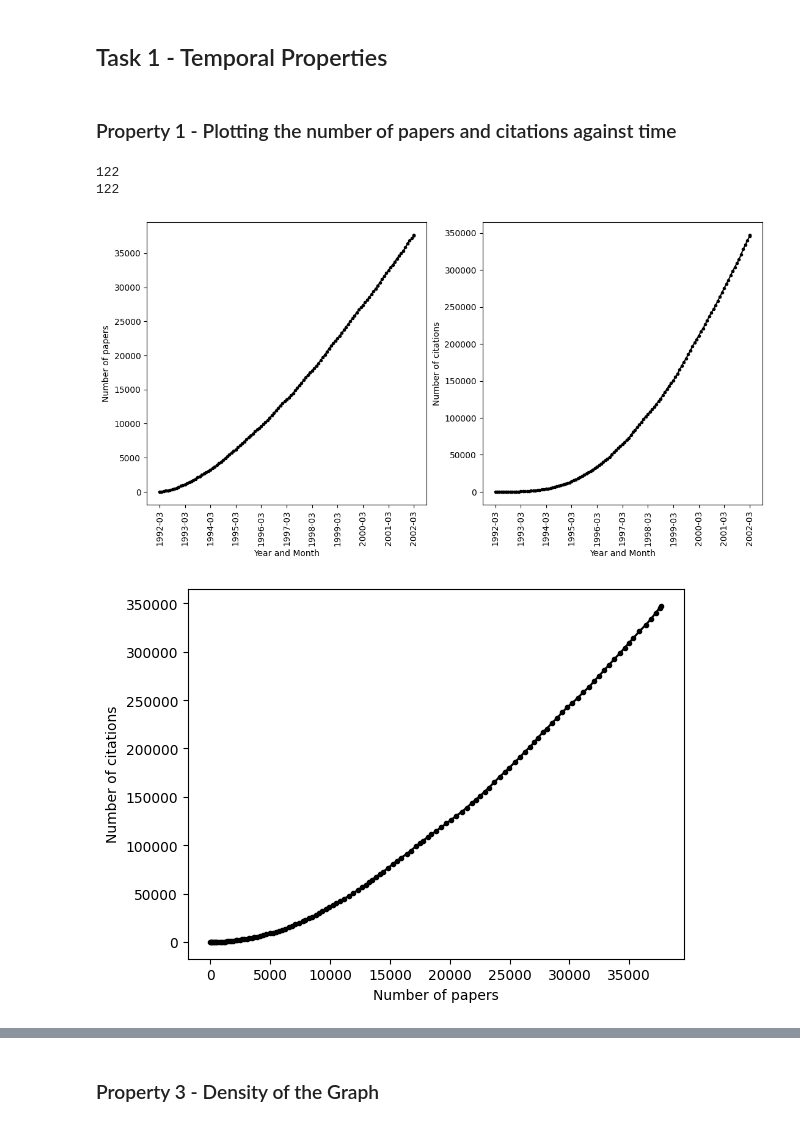
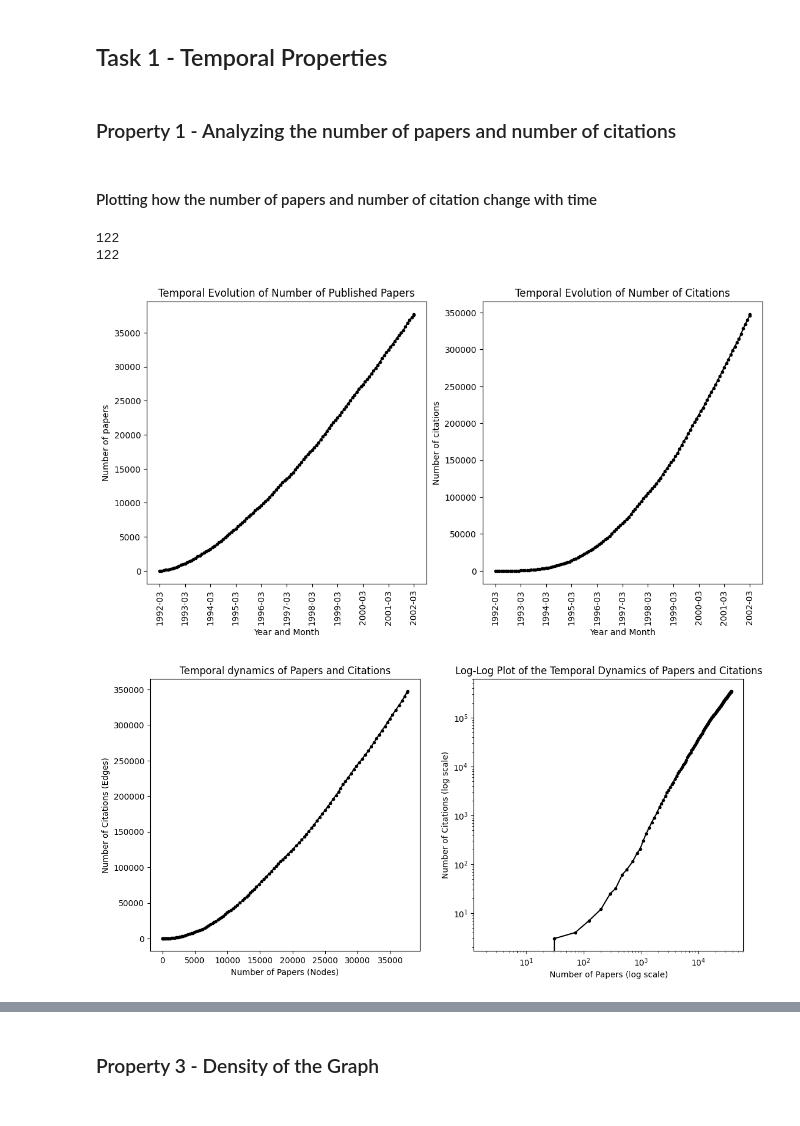
Before and after one commit to AdityaMishraOG/analyzing_citation_networks, a Jupyter notebook: 1.ipynb, the cells around one changed output, grey strips where cells are left out. Drawn from its saved outputs; the diff is of its cells as text; code cells hidden in the pictures.

```diff
--- a/1.ipynb
+++ b/1.ipynb
@@ -155,7 +155,9 @@ count = 74164
 # %% [markdown]
 ## Task 1 - Temporal Properties
 # %% [markdown]
-### Property 1 - Plotting the number of papers and citations against time
+### Property 1 - Analyzing the number of papers and number of citations
+# %% [markdown]
+#### Plotting how the number of papers and number of citation change with time
 # %%
 y_nodes = []
 y_edges = []
@@ -175,28 +177,43 @@ plt.plot(x_time, y_nodes, linestyle="-", marker=".", label="number of papers", c
 plt.xticks(every_12th_time, every_12th_time, rotation=90)
 plt.xlabel("Year and Month")
 plt.ylabel("Number of papers")
+plt.title("Temporal Evolution of Number of Published Papers")
 
 plt.subplot(122)
 plt.plot(x_time, y_edges, marker=".", label="number of citations", color="black")
 plt.xticks(every_12th_time, every_12th_time, rotation=90)
 plt.xlabel("Year and Month")
 plt.ylabel("Number of citations")
+plt.title("Temporal Evolution of Number of Citations")
 plt.show()
 # %% [output]
 122
 122
-[figure, old version]
+[figure, new version]
 # %%
 y_arr = []
 for i, G in enumerate(G_array):
     y_arr.append(y_edges[i]/float(y_nodes[i]))
 
+plt.figure(figsize=(13, 6))
+
+plt.subplot(121)
 plt.plot(y_nodes, y_edges, marker=".", color="black")
-plt.xlabel("Number of papers")
-plt.ylabel("Number of citations")
+plt.xlabel("Number of Papers (Nodes)")
+plt.ylabel("Number of Citations (Edges)")
+plt.title("Temporal dynamics of Papers and Citations")
+
+plt.subplot(122)
+plt.loglog(y_nodes, y_edges, marker=".", color="black")
+plt.xlabel('Number of Papers (log scale)')
+plt.ylabel('Number of Citations (log scale)')
+plt.title('Log-Log Plot of the Temporal Dynamics of Papers and Citations')
 plt.show()
+
+# DO SOME THINGS WITH THIS DATA
+# CAN TRY OUT POLYNOMIAL REGRESSION ON IT
 # %% [output]
-[figure, old version]
+[figure, new version]
 # %% [markdown]
 ### Property 2 - Plotting the Indegrees and the Outdegrees in the graphs
 The plots show the pareto-like fat-tailed distribution.
```
Also changed, not shown: parts of 7 cells of this notebook, 1 other file.
